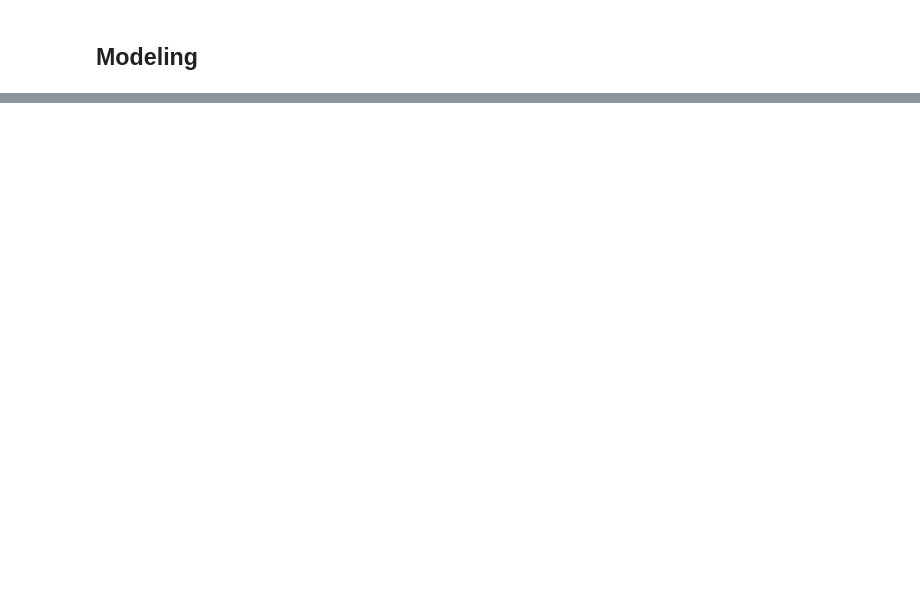
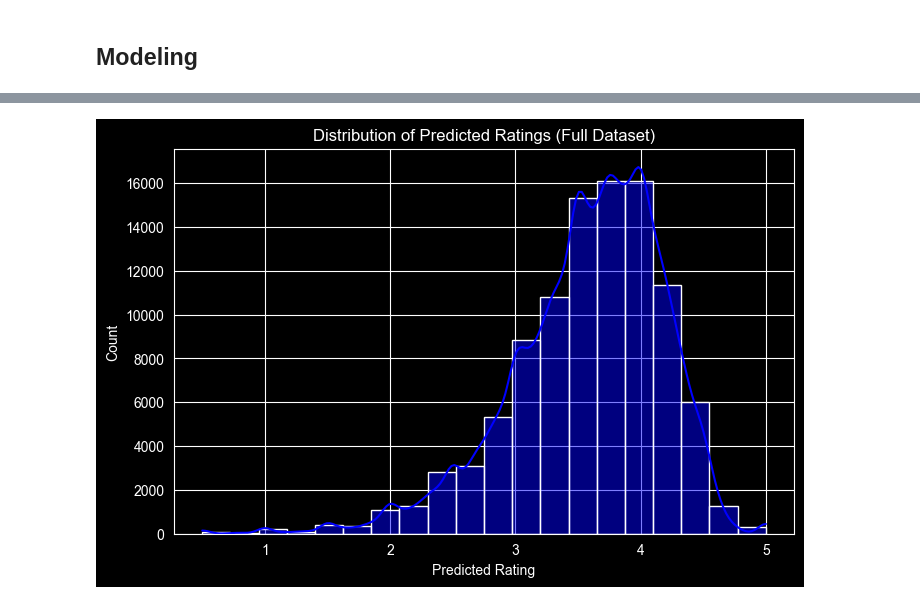
Before and after one commit to TheZink/MLL, a Jupyter notebook: Documents/Project/MovieRecommendation_Janne.ipynb, the cells around one changed output, grey strips where cells are left out. Saved outputs shown, nothing was run; the diff lists cells and outputs as text; code cells hidden in the pictures; blank space fills up the shorter version.

```diff
--- a/Documents/Project/MovieRecommendation_Janne.ipynb
+++ b/Documents/Project/MovieRecommendation_Janne.ipynb
@@ -122,0 +289,8 @@ The distribution of ratings shows that the most common rating is 4.0, followed b
+# %%
+reader = Reader(rating_scale=(0.5, 5.0))
+data = Dataset.load_from_df(movie_ratings[['userId', 'movieId', 'rating']], reader)
+
+sim_options = {
+    'name': 'cosine',  # similarity measure
+    'user_based': True,  # user-based CF
+}
@@ -122,0 +343,4 @@ The distribution of ratings shows that the most common rating is 4.0, followed b
+# %%
+final_trainset = data.build_full_trainset()
+final_model = KNNBasic(sim_options=sim_options)
+final_model.fit(final_trainset)
@@ -122,0 +367,15 @@ The distribution of ratings shows that the most common rating is 4.0, followed b
+# %%
+# Predicting the missing ratings for the dataset
+testset_full = final_trainset.build_testset()
+full_predictions = final_model.test(testset_full)
+# Extract the estimated ratings from the predictions
+estimated_ratings = [p.est for p in full_predictions]
+# Plot the distribution of estimated ratings
+plt.figure(figsize=(8, 5))
+sns.histplot(estimated_ratings, bins=20, kde=True, color='blue')
+plt.title('Distribution of Predicted Ratings (Full Dataset)')
+plt.xlabel('Predicted Rating')
+plt.ylabel('Count')
+plt.show()
+# %% [output]
+[figure, added]
```
Also changed, not shown: parts of 30 cells of this notebook, 1 other file.
